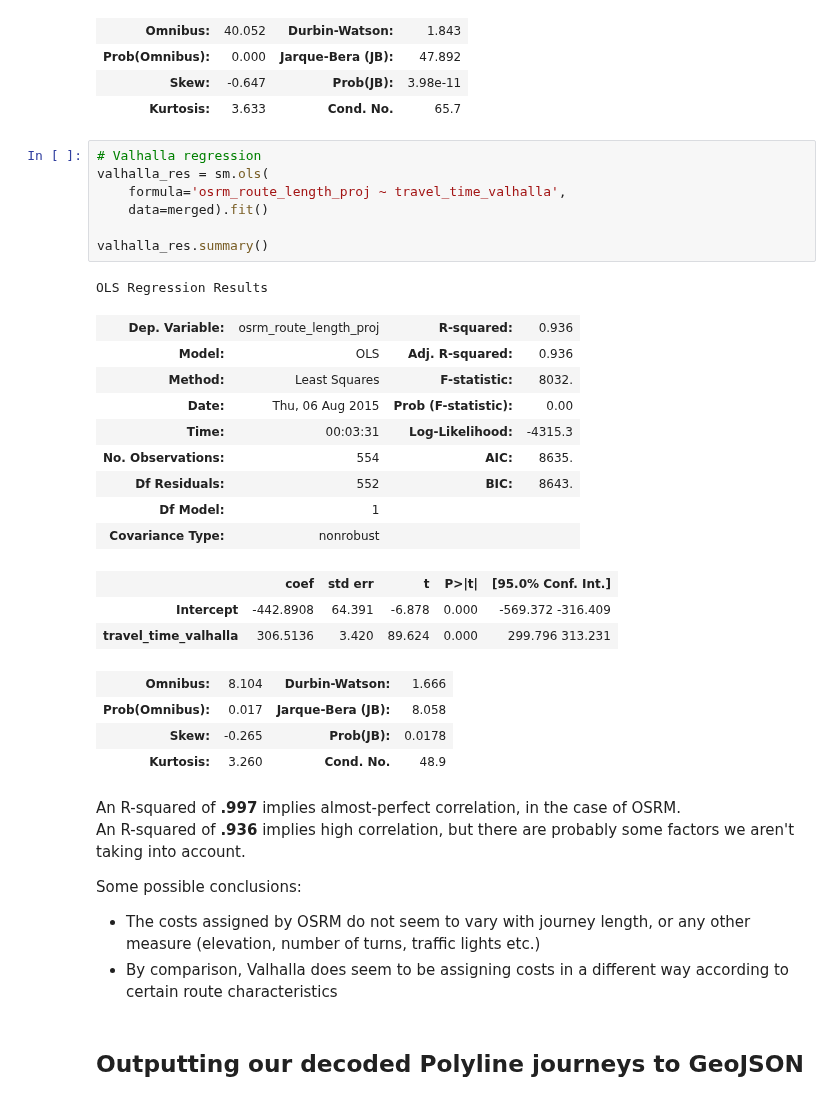
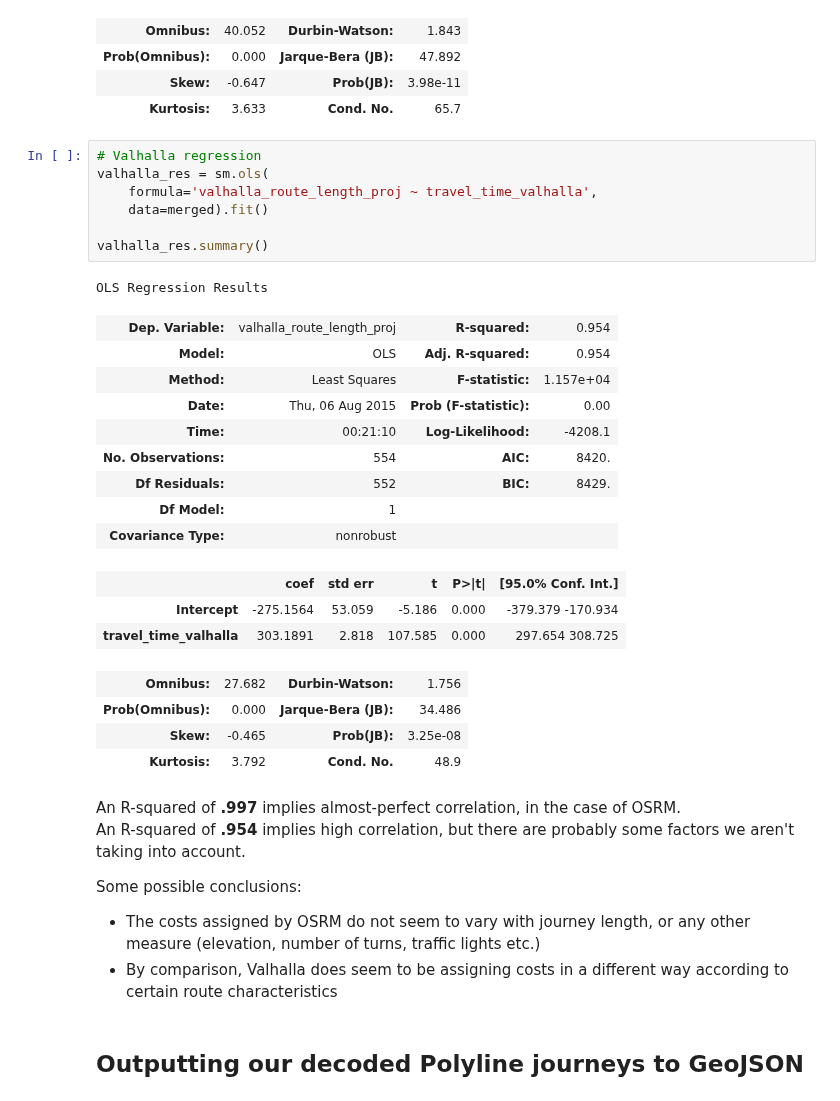
Before and after one commit to urschrei/router_comparison, a Jupyter notebook: OSRM_vs_Valhalla.ipynb, the cells around one changed output. Saved outputs shown, nothing was run; the diff lists cells and outputs as text.

Commit message:
Correct Valhalla regression

```diff
--- a/OSRM_vs_Valhalla.ipynb
+++ b/OSRM_vs_Valhalla.ipynb
@@ -542,31 +542,31 @@ OLS Regression Results
 # %%
 # Valhalla regression
 valhalla_res = sm.ols(
-    formula='osrm_route_length_proj ~ travel_time_valhalla',
+    formula='valhalla_route_length_proj ~ travel_time_valhalla',
     data=merged).fit()
 
 valhalla_res.summary()
 # %% [output]
 OLS Regression Results
-| Dep. Variable: | osrm_route_length_proj | R-squared: | 0.936 |
-| Model: | OLS | Adj. R-squared: | 0.936 |
-| Method: | Least Squares | F-statistic: | 8032. |
+| Dep. Variable: | valhalla_route_length_proj | R-squared: | 0.954 |
+| Model: | OLS | Adj. R-squared: | 0.954 |
+| Method: | Least Squares | F-statistic: | 1.157e+04 |
 | Date: | Thu, 06 Aug 2015 | Prob (F-statistic): | 0.00 |
-| Time: | 00:03:31 | Log-Likelihood: | -4315.3 |
-| No. Observations: | 554 | AIC: | 8635. |
-| Df Residuals: | 552 | BIC: | 8643. |
+| Time: | 00:21:10 | Log-Likelihood: | -4208.1 |
+| No. Observations: | 554 | AIC: | 8420. |
+| Df Residuals: | 552 | BIC: | 8429. |
 | Df Model: | 1 |  |  |
 | Covariance Type: | nonrobust |  |  |
 |  | coef | std err | t | P>|t| | [95.0% Conf. Int.] |
-| Intercept | -442.8908 | 64.391 | -6.878 | 0.000 | -569.372 -316.409 |
-| travel_time_valhalla | 306.5136 | 3.420 | 89.624 | 0.000 | 299.796 313.231 |
+| Intercept | -275.1564 | 53.059 | -5.186 | 0.000 | -379.379 -170.934 |
+| travel_time_valhalla | 303.1891 | 2.818 | 107.585 | 0.000 | 297.654 308.725 |
-| Omnibus: | 8.104 | Durbin-Watson: | 1.666 |
-| Prob(Omnibus): | 0.017 | Jarque-Bera (JB): | 8.058 |
-| Skew: | -0.265 | Prob(JB): | 0.0178 |
-| Kurtosis: | 3.260 | Cond. No. | 48.9 |
+| Omnibus: | 27.682 | Durbin-Watson: | 1.756 |
+| Prob(Omnibus): | 0.000 | Jarque-Bera (JB): | 34.486 |
+| Skew: | -0.465 | Prob(JB): | 3.25e-08 |
+| Kurtosis: | 3.792 | Cond. No. | 48.9 |
 # %% [markdown]
 An R-squared of **.997** implies almost-perfect correlation, in the case of OSRM.
-An R-squared of **.936** implies high correlation, but there are probably some factors we aren't taking into account.
+An R-squared of **.954** implies high correlation, but there are probably some factors we aren't taking into account.
 
 Some possible conclusions:
 
```
